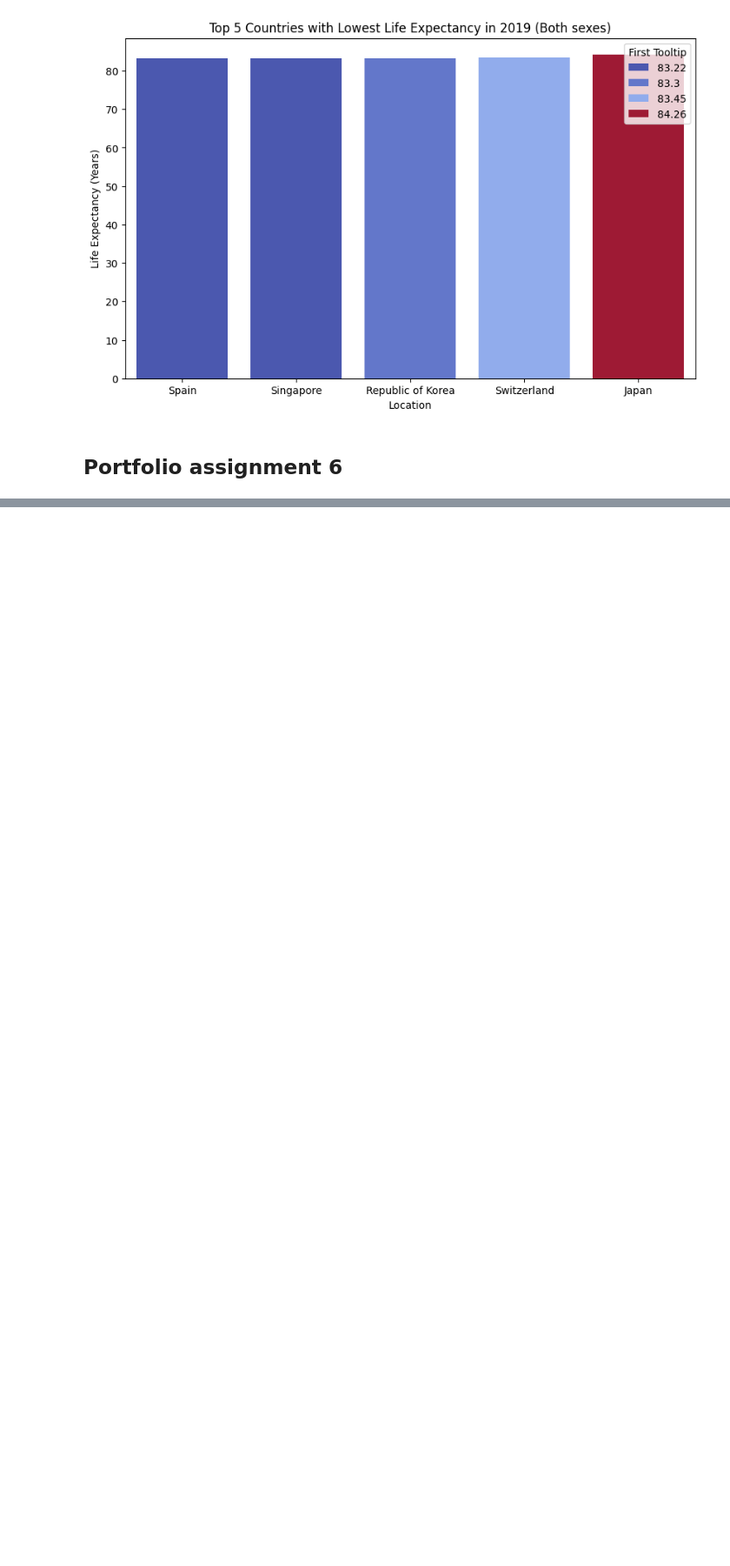
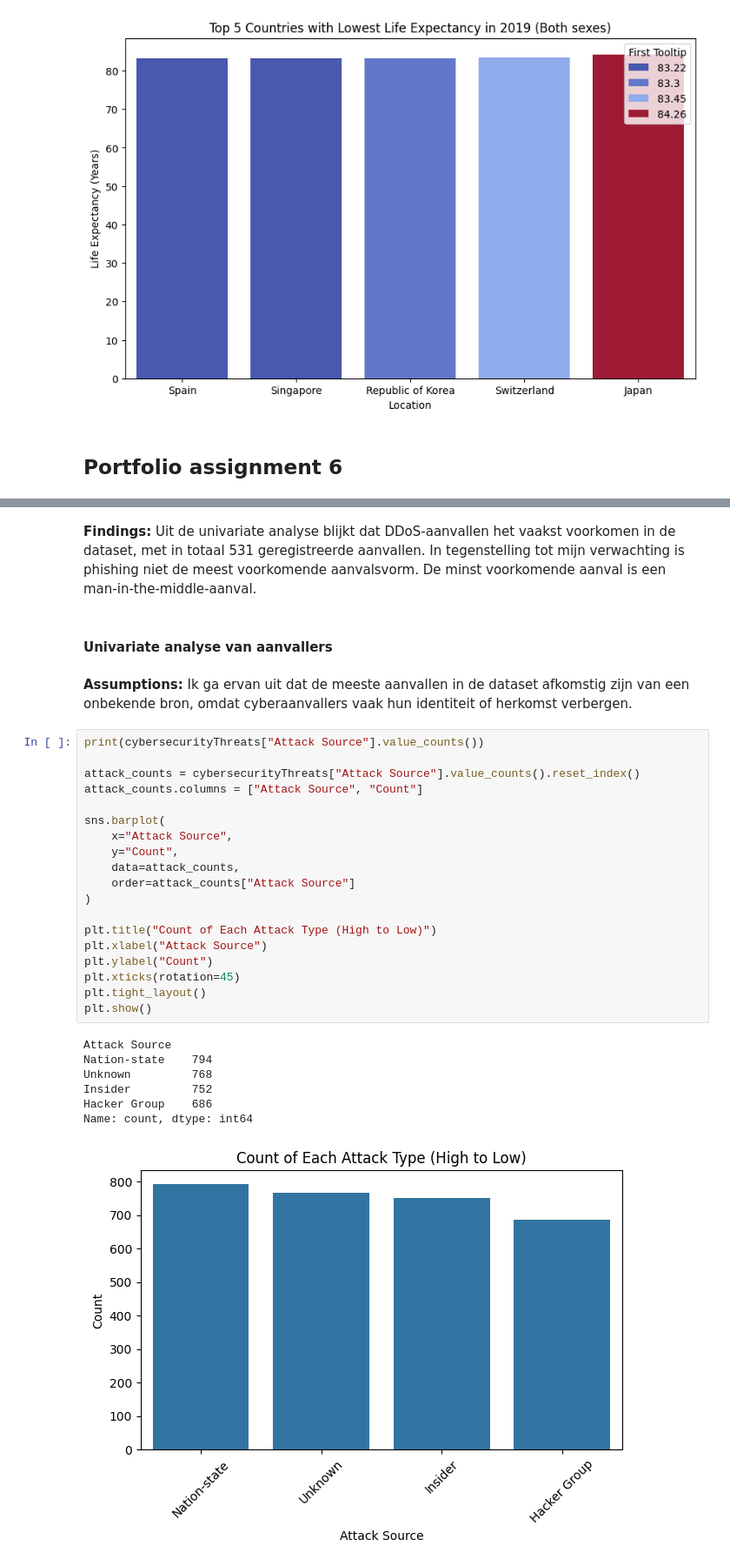
Before and after one commit to Vitja-Nosa/B1.4-lu2-notebooks, a Jupyter notebook: notebook_01.ipynb, the cells around one changed output, grey strips where cells are left out. Shown at 87% size. Drawn from its saved outputs; the diff is of its cells as text; blank space fills up the shorter version.

```diff
--- a/notebook_01.ipynb
+++ b/notebook_01.ipynb
@@ -155,3 +158,37 @@ Malware              485
 Man-in-the-Middle    459
 Name: count, dtype: int64
 [figure]
+# %% [markdown]
+**Findings:**
+Uit de univariate analyse blijkt dat DDoS-aanvallen het vaakst voorkomen in de dataset, met in totaal 531 geregistreerde aanvallen. In tegenstelling tot mijn verwachting is phishing niet de meest voorkomende aanvalsvorm. De minst voorkomende aanval is een man-in-the-middle-aanval.
+# %% [markdown]
+#### Univariate analyse van aanvallers
+# %% [markdown]
+**Assumptions:** Ik ga ervan uit dat de meeste aanvallen in de dataset afkomstig zijn van een onbekende bron, omdat cyberaanvallers vaak hun identiteit of herkomst verbergen.
+# %%
+print(cybersecurityThreats["Attack Source"].value_counts())
+
+attack_counts = cybersecurityThreats["Attack Source"].value_counts().reset_index()
+attack_counts.columns = ["Attack Source", "Count"]
+
+sns.barplot(
+    x="Attack Source",
+    y="Count",
+    data=attack_counts,
+    order=attack_counts["Attack Source"]
+)
+
+plt.title("Count of Each Attack Type (High to Low)")
+plt.xlabel("Attack Source")
+plt.ylabel("Count")
+plt.xticks(rotation=45)
+plt.tight_layout()
+plt.show()
+# %% [output]
+Attack Source
+Nation-state    794
+Unknown         768
+Insider         752
+Hacker Group    686
+Name: count, dtype: int64
+[figure, added]
```
Also changed, not shown: parts of 8 cells of this notebook.
